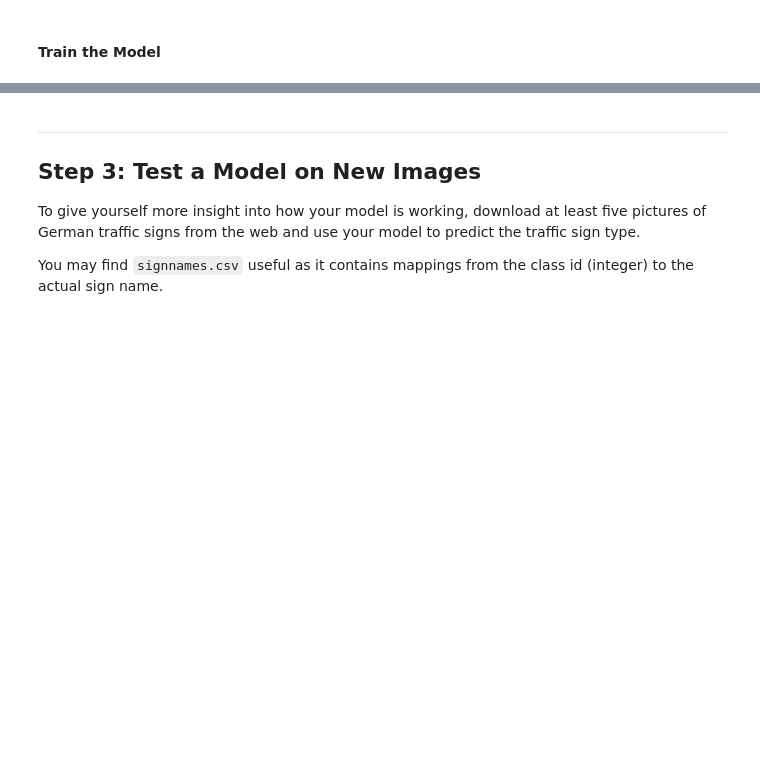
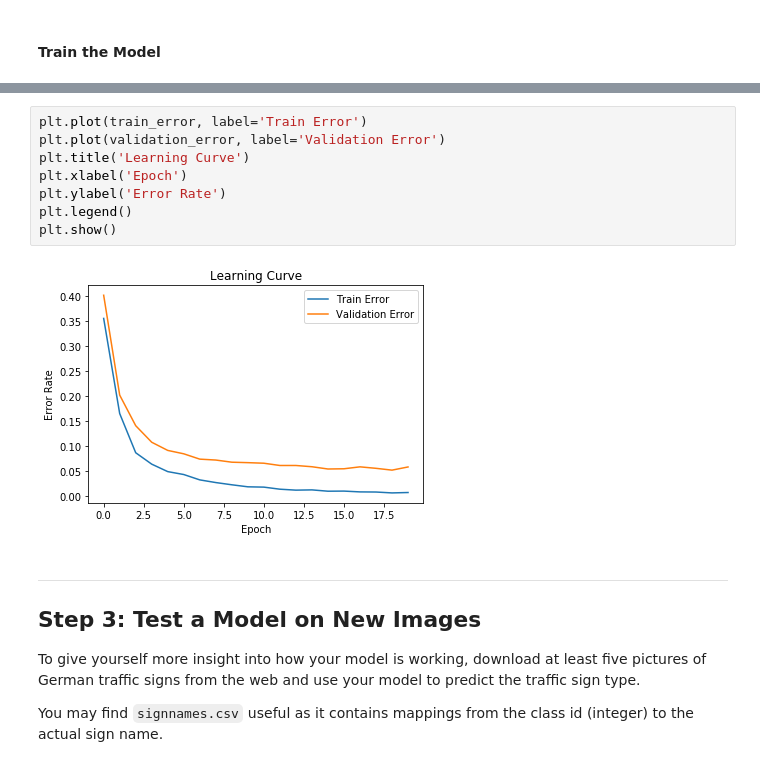
Before and after one commit to bamboo983/self-driving-car, a Jupyter notebook: p2-traffic-sign-classifier/Traffic_Sign_Classifier.ipynb, the cells around one changed output, grey strips where cells are left out. Drawn from its saved outputs; the diff is of its cells as text; blank space fills up the shorter version.

```diff
--- a/p2-traffic-sign-classifier/Traffic_Sign_Classifier.ipynb
+++ b/p2-traffic-sign-classifier/Traffic_Sign_Classifier.ipynb
@@ -354,5 +360,15 @@ Validation Accuracy = 0.936
 
 Model saved
+# %%
+plt.plot(train_error, label='Train Error')
+plt.plot(validation_error, label='Validation Error')
+plt.title('Learning Curve')
+plt.xlabel('Epoch')
+plt.ylabel('Error Rate')
+plt.legend()
+plt.show()
+# %% [output]
+[figure, added]
 # %% [markdown]
 ---
 
```
Also changed, not shown: parts of 21 cells of this notebook, 3 other files.
